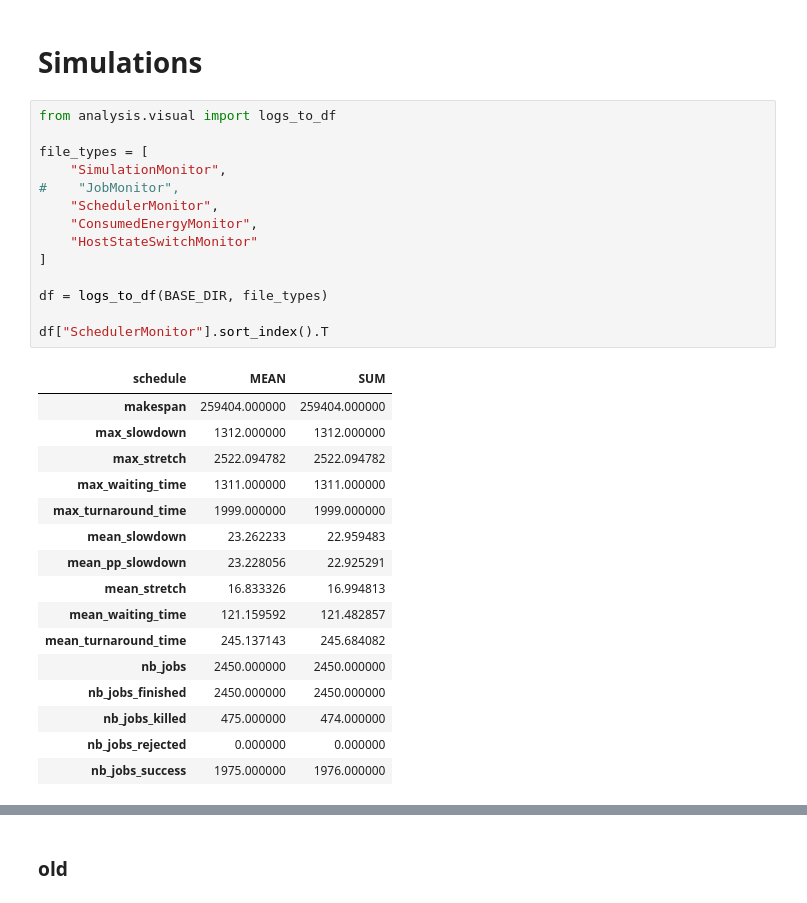
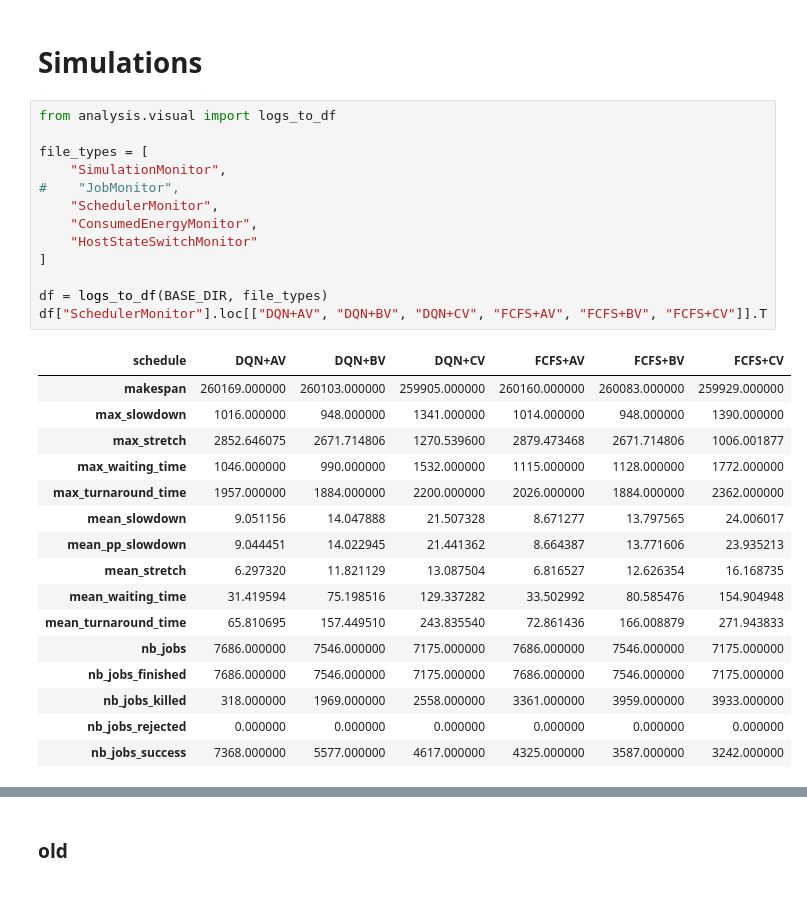
Before and after one commit to tanaxer01/bati-scheduler, a Jupyter notebook: Untitled.ipynb, the cells around one changed output, grey strips where cells are left out. Drawn from its saved outputs; the diff is of its cells as text.

```diff
--- a/Untitled.ipynb
+++ b/Untitled.ipynb
@@ -20,31 +20,30 @@ BASE_DIR = Path("./expe-out/")
 # %%
 from analysis.visual import logs_to_df
 
 file_types = [
     "SimulationMonitor",
 #    "JobMonitor",
     "SchedulerMonitor",
     "ConsumedEnergyMonitor",
     "HostStateSwitchMonitor"
 ]
 
 df = logs_to_df(BASE_DIR, file_types)
-
-df["SchedulerMonitor"].sort_index().T
+df["SchedulerMonitor"].loc[["DQN+AV", "DQN+BV", "DQN+CV", "FCFS+AV", "FCFS+BV", "FCFS+CV"]].T
 # %% [output]
-| schedule | MEAN | SUM |
-| makespan | 259404.000000 | 259404.000000 |
-| max_slowdown | 1312.000000 | 1312.000000 |
-| max_stretch | 2522.094782 | 2522.094782 |
-| max_waiting_time | 1311.000000 | 1311.000000 |
-| max_turnaround_time | 1999.000000 | 1999.000000 |
-| mean_slowdown | 23.262233 | 22.959483 |
-| mean_pp_slowdown | 23.228056 | 22.925291 |
-| mean_stretch | 16.833326 | 16.994813 |
-| mean_waiting_time | 121.159592 | 121.482857 |
-| mean_turnaround_time | 245.137143 | 245.684082 |
-| nb_jobs | 2450.000000 | 2450.000000 |
-| nb_jobs_finished | 2450.000000 | 2450.000000 |
-| nb_jobs_killed | 475.000000 | 474.000000 |
-| nb_jobs_rejected | 0.000000 | 0.000000 |
-| nb_jobs_success | 1975.000000 | 1976.000000 |
+| schedule | DQN+AV | DQN+BV | DQN+CV | FCFS+AV | FCFS+BV | FCFS+CV |
+| makespan | 260169.000000 | 260103.000000 | 259905.000000 | 260160.000000 | 260083.000000 | 259929.000000 |
+| max_slowdown | 1016.000000 | 948.000000 | 1341.000000 | 1014.000000 | 948.000000 | 1390.000000 |
+| max_stretch | 2852.646075 | 2671.714806 | 1270.539600 | 2879.473468 | 2671.714806 | 1006.001877 |
+| max_waiting_time | 1046.000000 | 990.000000 | 1532.000000 | 1115.000000 | 1128.000000 | 1772.000000 |
+| max_turnaround_time | 1957.000000 | 1884.000000 | 2200.000000 | 2026.000000 | 1884.000000 | 2362.000000 |
+| mean_slowdown | 9.051156 | 14.047888 | 21.507328 | 8.671277 | 13.797565 | 24.006017 |
+| mean_pp_slowdown | 9.044451 | 14.022945 | 21.441362 | 8.664387 | 13.771606 | 23.935213 |
+| mean_stretch | 6.297320 | 11.821129 | 13.087504 | 6.816527 | 12.626354 | 16.168735 |
+| mean_waiting_time | 31.419594 | 75.198516 | 129.337282 | 33.502992 | 80.585476 | 154.904948 |
+| mean_turnaround_time | 65.810695 | 157.449510 | 243.835540 | 72.861436 | 166.008879 | 271.943833 |
+| nb_jobs | 7686.000000 | 7546.000000 | 7175.000000 | 7686.000000 | 7546.000000 | 7175.000000 |
+| nb_jobs_finished | 7686.000000 | 7546.000000 | 7175.000000 | 7686.000000 | 7546.000000 | 7175.000000 |
+| nb_jobs_killed | 318.000000 | 1969.000000 | 2558.000000 | 3361.000000 | 3959.000000 | 3933.000000 |
+| nb_jobs_rejected | 0.000000 | 0.000000 | 0.000000 | 0.000000 | 0.000000 | 0.000000 |
+| nb_jobs_success | 7368.000000 | 5577.000000 | 4617.000000 | 4325.000000 | 3587.000000 | 3242.000000 |
```
Also changed, not shown: parts of 14 cells of this notebook, 26 other files.
